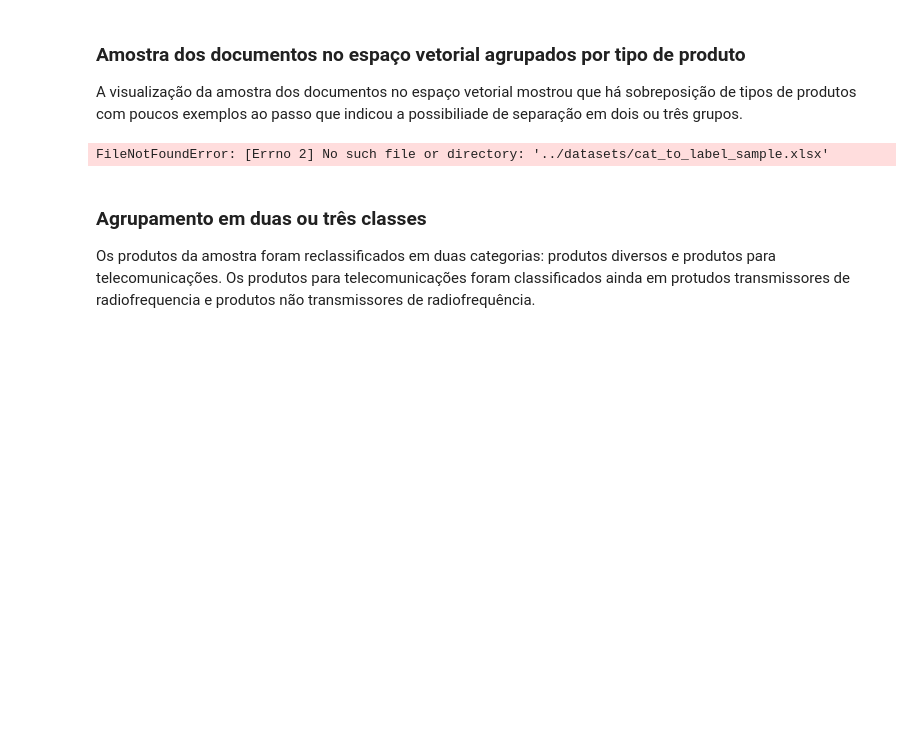
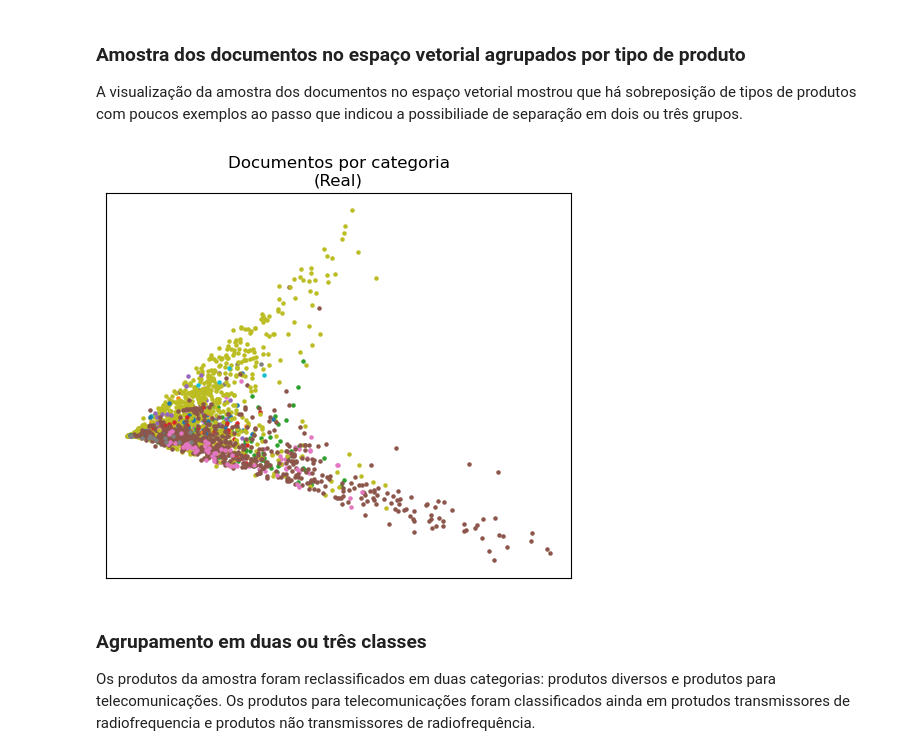
Before and after one commit to InovaFiscaliza/dados-pacp, a Jupyter notebook: notebooks/09_consolidate_analysis_amazon.ipynb, the cells around one changed output. Cells and saved outputs as stored; diff of their text form; code cells hidden in the pictures; blank space fills up the shorter version.

```diff
--- a/notebooks/09_consolidate_analysis_amazon.ipynb
+++ b/notebooks/09_consolidate_analysis_amazon.ipynb
@@ -361,26 +361,26 @@ Esse cenário já era esperado pois alguns tipos de produtos podem ser detinados
 
 A visualização da amostra dos documentos no espaço vetorial mostrou que há sobreposição de tipos de produtos com poucos exemplos ao passo que indicou a possibiliade de separação em dois ou três grupos.
 # %%
-file_cat_sample = '../datasets/cat_to_label_sample.xlsx'
-df_cat_sample = pd.read_excel(file_cat_sample)
+file_amazon_labeled_samples = '../datasets/amazon/targets/amazon_labeled_samples.xlsx'
+df_amazon_labeled_samples = pd.read_excel(file_amazon_labeled_samples)
 
-df_cat_sample = df_cat_sample.iloc[:,-2:]
-df_cat_sample = df_cat_sample.dropna()
-df_cat_sample.columns = ['doc', 'labeled_category']
+df_amazon_labeled_samples = df_amazon_labeled_samples.iloc[:,-2:]
+df_amazon_labeled_samples = df_amazon_labeled_samples.dropna()
+df_amazon_labeled_samples.columns = ['doc', 'labeled_category']
 
-map_category_to_int = {category:i for i,category in enumerate(df_cat_sample.labeled_category.unique())}
+map_category_to_int = {category:i for i,category in enumerate(df_amazon_labeled_samples.labeled_category.unique())}
 map_category_to_name = {i:category for category,i in map_category_to_int.items()}
-df_cat_sample['category'] = df_cat_sample['labeled_category'].map(map_category_to_int)
+df_amazon_labeled_samples['category'] = df_amazon_labeled_samples['labeled_category'].map(map_category_to_int)
 
-docs = df_cat_sample['doc']
-targets = df_cat_sample['category']
+docs = df_amazon_labeled_samples['doc']
+targets = df_amazon_labeled_samples['category']
 
 vectorizer = TfidfVectorizer(tokenizer=tokenizer)
 docs_matrix = vectorizer.fit_transform(docs)
 
 plot_docs_matrix(docs_matrix,true_targets=targets)
 # %% [output]
-FileNotFoundError: [Errno 2] No such file or directory: '../datasets/cat_to_label_sample.xlsx'
+[figure, added]
 # %% [markdown]
 ### Agrupamento em duas ou três classes
 
```
Also changed, not shown: parts of 8 cells of this notebook, 47 other files.
